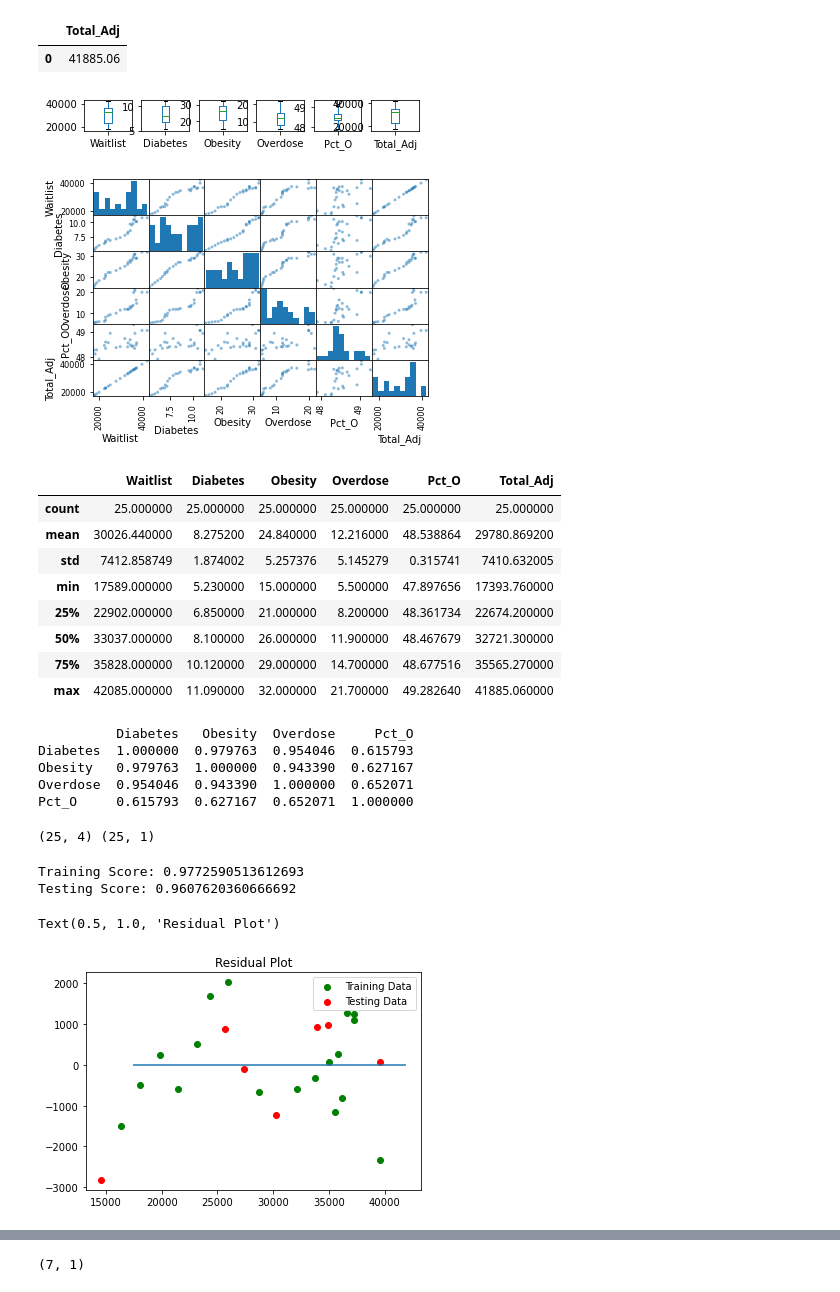
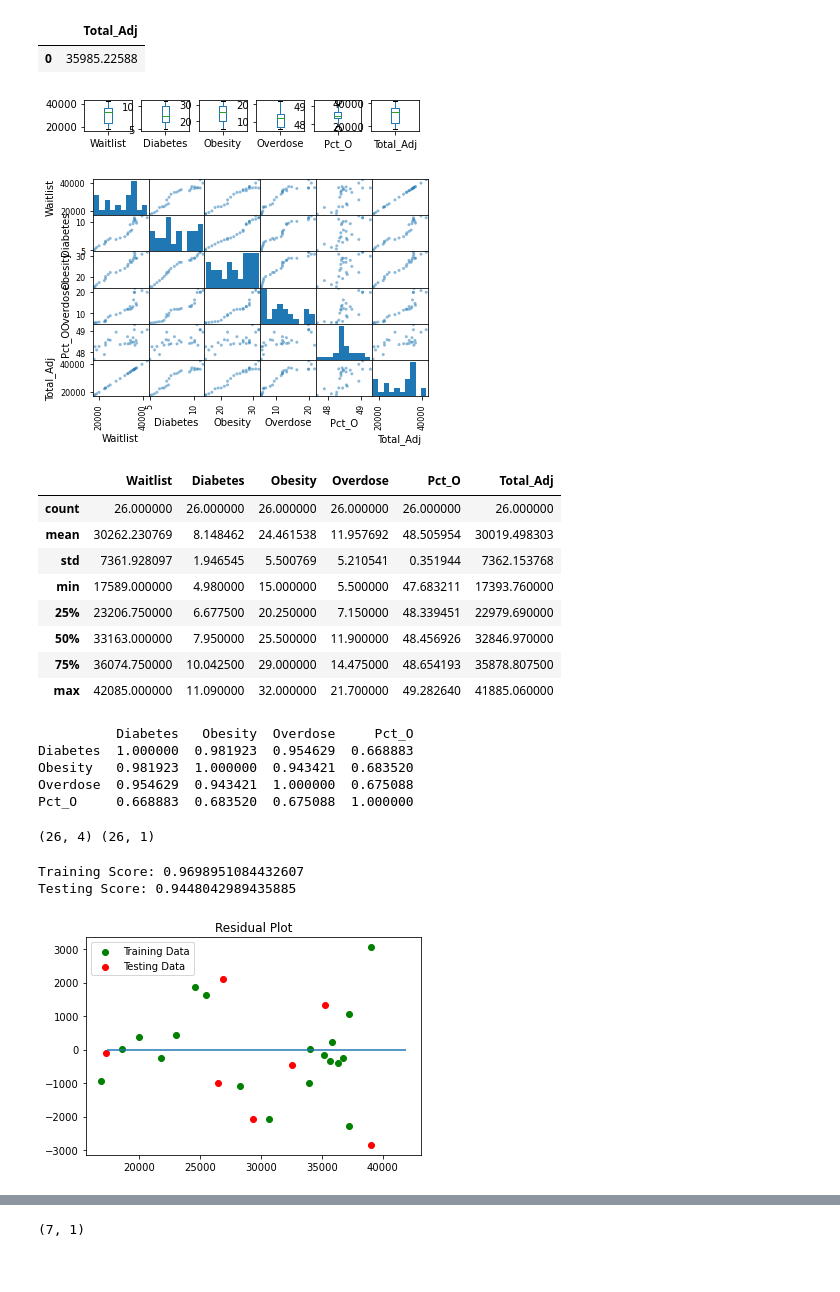
Before and after one commit to Lbrady1025/OPTN-analysis, a Jupyter notebook: timeseries_v6.ipynb, the cells around one changed output, grey strips where cells are left out. Drawn from its saved outputs; the diff is of its cells as text; code cells hidden in the pictures.

Commit message:
Commit change national 2020

```diff
--- a/timeseries_v6.ipynb
+++ b/timeseries_v6.ipynb
@@ -14,7 +14,7 @@ from scipy import stats
 import seaborn as sns
 # %%
 # Load dataset
-df = pd.read_csv('Final_data_National_lag.csv')
+df = pd.read_csv('Final_data_National.csv')
 df.head()
 # %% [output]
 |  | Year | Waitlist | Diabetes | Obesity | Overdose | Pct_O | Total_Adj | State |
@@ -52,7 +52,7 @@ lastyear_df = lastyear_df.reset_index(drop=True)
 lastyear_df
 # %% [output]
 |  | Total_Adj |
-| 0 | 41885.06 |
+| 0 | 35985.22588 |
 # %%
 df.plot(kind='box', subplots=True, layout=(6,6), sharex=False, sharey=False)
 plt.show()
@@ -63,19 +63,19 @@ plt.show()
 pd.plotting.scatter_matrix(df)
 plt.show()
 # %% [output]
-[figure, old version]
+[figure, new version]
 # %%
 #Describe data
 df.describe()
 # %% [output]
 |  | Waitlist | Diabetes | Obesity | Overdose | Pct_O | Total_Adj |
-| count | 25.000000 | 25.000000 | 25.000000 | 25.000000 | 25.000000 | 25.000000 |
-| mean | 30026.440000 | 8.275200 | 24.840000 | 12.216000 | 48.538864 | 29780.869200 |
-| std | 7412.858749 | 1.874002 | 5.257376 | 5.145279 | 0.315741 | 7410.632005 |
-| min | 17589.000000 | 5.230000 | 15.000000 | 5.500000 | 47.897656 | 17393.760000 |
-| 25% | 22902.000000 | 6.850000 | 21.000000 | 8.200000 | 48.361734 | 22674.200000 |
-| 50% | 33037.000000 | 8.100000 | 26.000000 | 11.900000 | 48.467679 | 32721.300000 |
-| 75% | 35828.000000 | 10.120000 | 29.000000 | 14.700000 | 48.677516 | 35565.270000 |
+| count | 26.000000 | 26.000000 | 26.000000 | 26.000000 | 26.000000 | 26.000000 |
+| mean | 30262.230769 | 8.148462 | 24.461538 | 11.957692 | 48.505954 | 30019.498303 |
+| std | 7361.928097 | 1.946545 | 5.500769 | 5.210541 | 0.351944 | 7362.153768 |
+| min | 17589.000000 | 4.980000 | 15.000000 | 5.500000 | 47.683211 | 17393.760000 |
+| 25% | 23206.750000 | 6.677500 | 20.250000 | 7.150000 | 48.339451 | 22979.690000 |
+| 50% | 33163.000000 | 7.950000 | 25.500000 | 11.900000 | 48.456926 | 32846.970000 |
+| 75% | 36074.750000 | 10.042500 | 29.000000 | 14.475000 | 48.654193 | 35878.807500 |
 | max | 42085.000000 | 11.090000 | 32.000000 | 21.700000 | 49.282640 | 41885.060000 |
 # %%
 #Correlation Matrix
@@ -83,17 +83,17 @@ corr_matrix = df[["Diabetes", "Obesity", "Overdose", "Pct_O"]].corr()
 print(corr_matrix)
 # %% [output]
           Diabetes   Obesity  Overdose     Pct_O
-Diabetes  1.000000  0.979763  0.954046  0.615793
-Obesity   0.979763  1.000000  0.943390  0.627167
-Overdose  0.954046  0.943390  1.000000  0.652071
-Pct_O     0.615793  0.627167  0.652071  1.000000
+Diabetes  1.000000  0.981923  0.954629  0.668883
+Obesity   0.981923  1.000000  0.943421  0.683520
+Overdose  0.954629  0.943421  1.000000  0.675088
+Pct_O     0.668883  0.683520  0.675088  1.000000
 # %%
 #Assign variables for regression
 X = df[['Diabetes','Obesity','Overdose','Pct_O']]
 y = df['Total_Adj'].values.reshape(-1,1)
 print(X.shape, y.shape)
 # %% [output]
-(25, 4) (25, 1)
+(26, 4) (26, 1)
 # %%
 #Use train_test_split to create training and testing data
 from sklearn.model_selection import train_test_split
@@ -111,20 +111,22 @@ testing_score = model.score(X_test, y_test)
 print(f"Training Score: {training_score}")
 print(f"Testing Score: {testing_score}")
 # %% [output]
-Training Score: 0.9772590513612693
-Testing Score: 0.9607620360666692
+Training Score: 0.9698951084432607
+Testing Score: 0.9448042989435885
 # %%
 #Plot Residuals for Training and Testing Data
 #Begin
 plt.scatter(model.predict(X_train), model.predict(X_train) - y_train, c="green", label="Training Data")
 plt.scatter(model.predict(X_test), model.predict(X_test) - y_test, c="red", label="Testing Data")
 plt.legend()
 plt.hlines(y=0, xmin=y.min(), xmax=y.max())
 plt.title("Residual Plot")
+plt.savefig('images/National_Residual2020_Plot.png', dpi=100, facecolor='w', edgecolor='w',
+        orientation='portrait', format=None,
+        transparent=False, bbox_inches=None, pad_inches=0.2, metadata=None)
 #End
 # %% [output]
-Text(0.5, 1.0, 'Residual Plot')
-[figure, old version]
+[figure, new version]
 # %%
 #R2 of original model
 r_sq = model.score(X, y)
```
Also changed, not shown: parts of 23 cells of this notebook, 6 other files.
